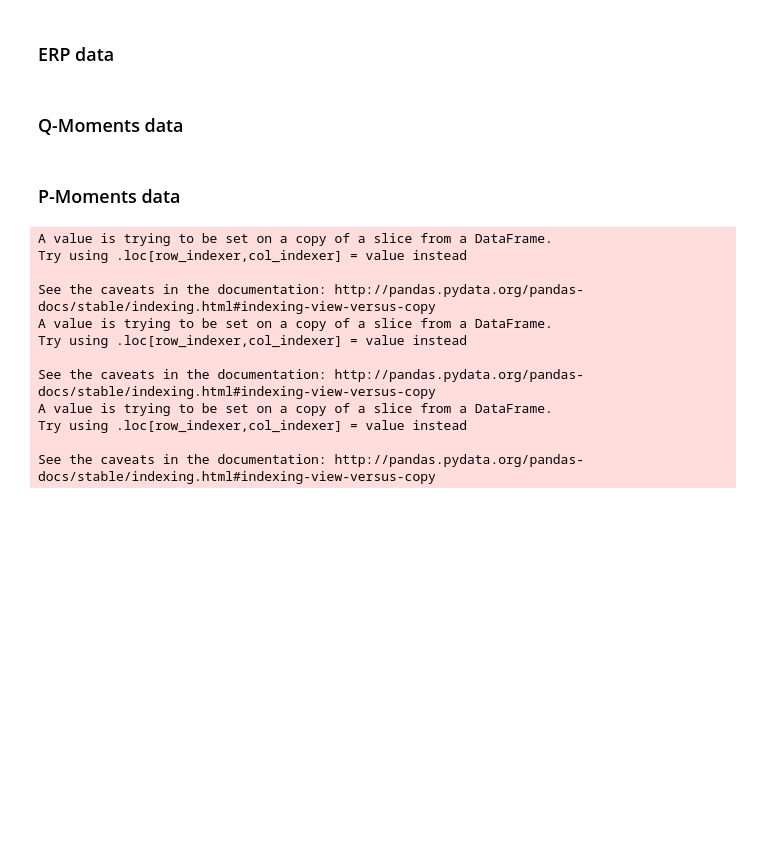
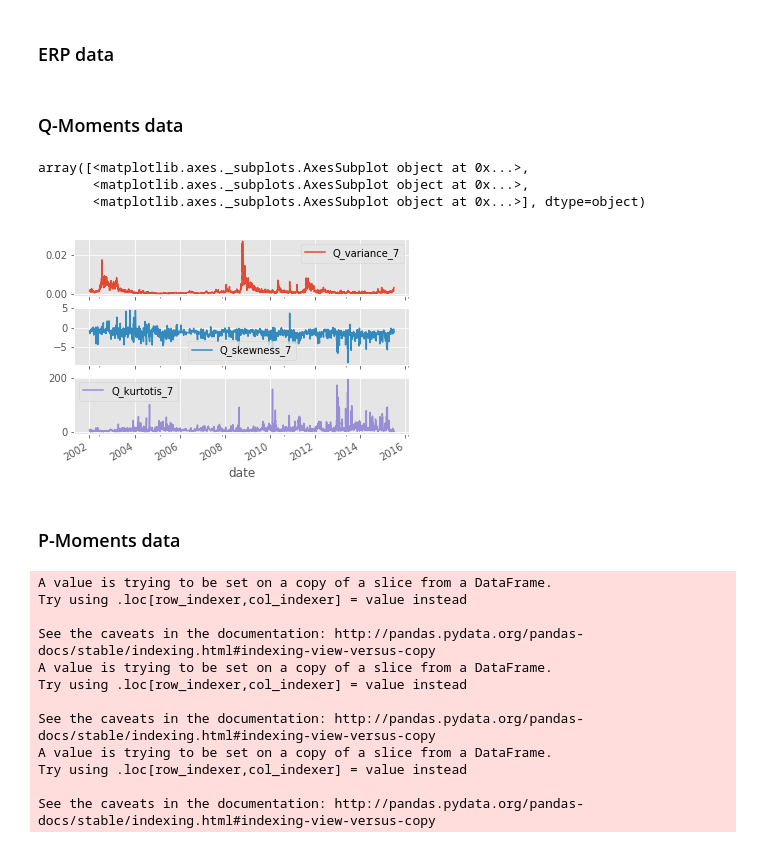
Before and after one commit to tobikuhlmann/robust-linear-forecasting, a Jupyter notebook: wlsev_analysis.ipynb, the cells around one changed output. Cells and saved outputs as stored; diff of their text form; code cells hidden in the pictures; blank space fills up the shorter version.

Commit message:
generalized variance estimation to reusability

```diff
--- a/wlsev_analysis.ipynb
+++ b/wlsev_analysis.ipynb
@@ -105,27 +111,51 @@ es_50_erp = (es_50_logret['logreturns'] - rf_mat7['riskfree']).dropna()
 # %%
 # Import Q-Moments data
 # --------------------------------------------------
 es_50_q = pd.read_csv('data/FiglewskiStandardizationEOD_DE0009652396D1_Qmoments.csv', parse_dates=True, sep = ';')
 es_50_q.head(5)
 # Transform dates
 es_50_q['loctimestamp'] = pd.to_datetime(es_50_q['loctimestamp'])
 # set index, rename and check
 es_50_q = es_50_q.rename(columns={'loctimestamp': 'date'})
 es_50_q = es_50_q.set_index('date')
 
 # Delete unnecessary columns
 del es_50_q['underlyingprice']
 del es_50_q['underlyingforwardprice']
 del es_50_q['Q_cubic']
 del es_50_q['Q_quartic']
 
 # Split maturities into seperate columns
 es_50_q_7 = es_50_q[es_50_q['daystomaturity'] == 7]
+es_50_q_7 = es_50_q_7.rename(columns={'Q_variance': 'Q_variance_7', 'Q_skewness': 'Q_skewness_7', 'Q_kurtosis': 'Q_kurtotis_7'})
+del es_50_q_7['daystomaturity']
+
 es_50_q_30 = es_50_q[es_50_q['daystomaturity'] == 30]
+es_50_q_30 = es_50_q_30.rename(columns={'Q_variance': 'Q_variance_30', 'Q_skewness': 'Q_skewness_30', 'Q_kurtosis': 'Q_kurtotis_30'})
+del es_50_q_30['daystomaturity']
+
 es_50_q_60 = es_50_q[es_50_q['daystomaturity'] == 60]
+es_50_q_60 = es_50_q_60.rename(columns={'Q_variance': 'Q_variance_60', 'Q_skewness': 'Q_skewness_60', 'Q_kurtosis': 'Q_kurtotis_60'})
+del es_50_q_60['daystomaturity']
+
 es_50_q_91 = es_50_q[es_50_q['daystomaturity'] == 91]
+es_50_q_91 = es_50_q_91.rename(columns={'Q_variance': 'Q_variance_91', 'Q_skewness': 'Q_skewness_91', 'Q_kurtosis': 'Q_kurtotis_91'})
+del es_50_q_91['daystomaturity']
+
 es_50_q_182 = es_50_q[es_50_q['daystomaturity'] == 182]
+es_50_q_182 = es_50_q_182.rename(columns={'Q_variance': 'Q_variance_182', 'Q_skewness': 'Q_skewness_182', 'Q_kurtosis': 'Q_kurtotis_182'})
+del es_50_q_182['daystomaturity']
+
 es_50_q_365 = es_50_q[es_50_q['daystomaturity'] == 365]
+es_50_q_365 = es_50_q_365.rename(columns={'Q_variance': 'Q_variance_365', 'Q_skewness': 'Q_skewness_365', 'Q_kurtosis': 'Q_kurtotis_365'})
+del es_50_q_365['daystomaturity']
+
+es_50_q_7.plot(subplots = True)
+# %% [output]
+array([<matplotlib.axes._subplots.AxesSubplot object at 0x...>,
+       <matplotlib.axes._subplots.AxesSubplot object at 0x...>,
+       <matplotlib.axes._subplots.AxesSubplot object at 0x...>], dtype=object)
+[figure, added]
 # %% [markdown]
 ### P-Moments data
 # %%
```
Also changed, not shown: parts of 10 cells of this notebook, 1 other file.
